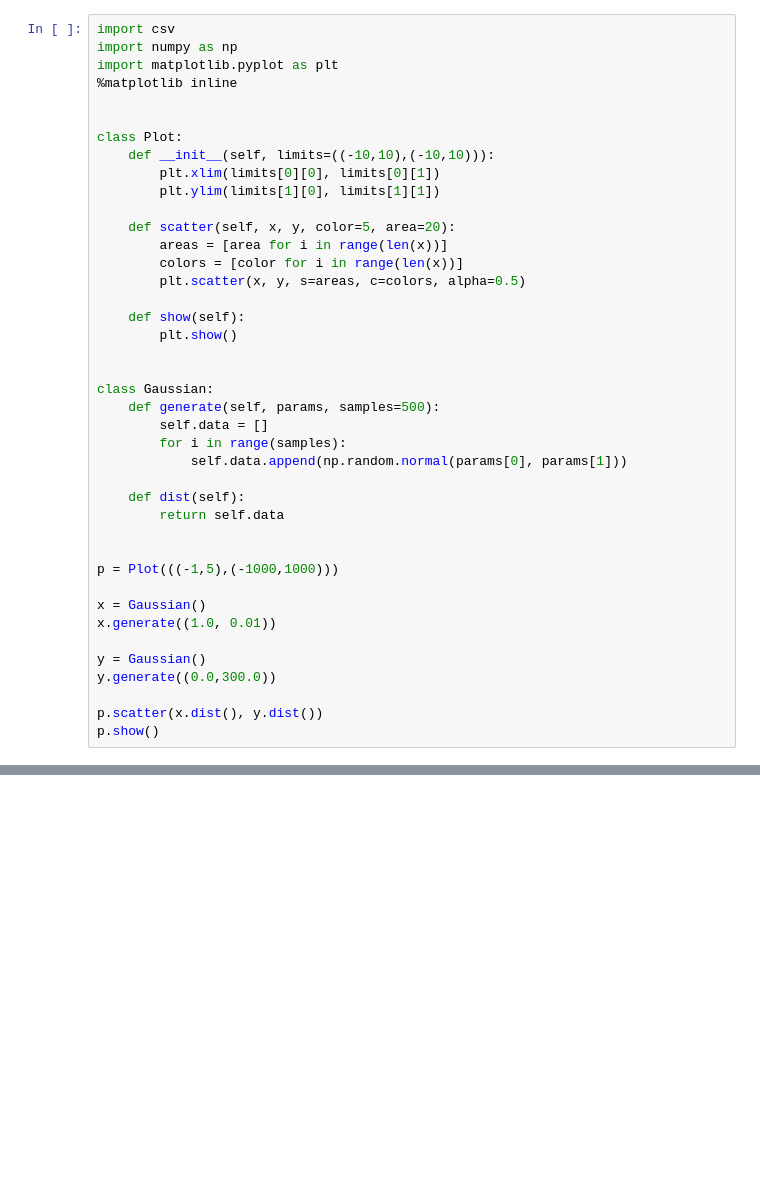
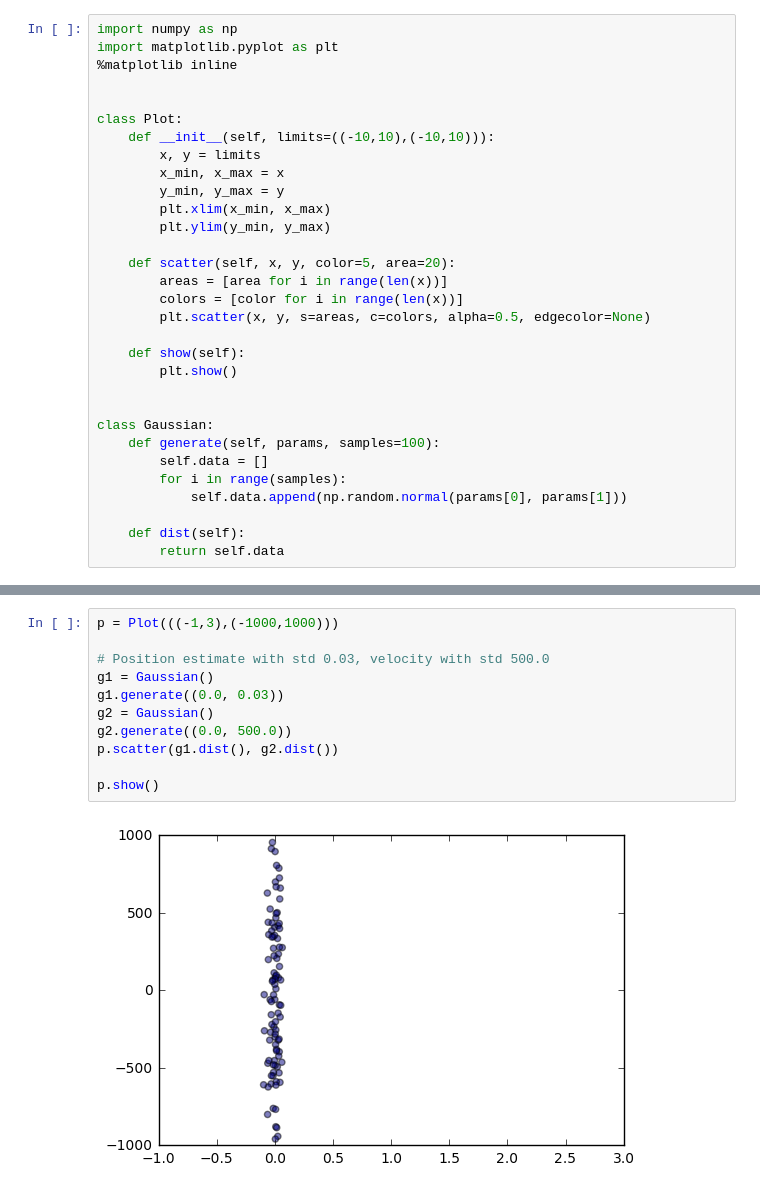
Before and after one commit to CompScienceClub/python-kalman-filter-presentation, a Jupyter notebook: jupyter/PositionVelocity.ipynb, the cells around one changed output, grey strips where cells are left out. Cells and saved outputs as stored; diff of their text form; blank space fills up the shorter version.

```diff
--- a/jupyter/PositionVelocity.ipynb
+++ b/jupyter/PositionVelocity.ipynb
@@ -5,5 +5,4 @@ This is a presentation for Computer Science Club having to do with Kalman filter
 # %%
-import csv
 import numpy as np
 import matplotlib.pyplot as plt
 %matplotlib inline
@@ -11,35 +10,26 @@ import matplotlib.pyplot as plt
 
 class Plot:
     def __init__(self, limits=((-10,10),(-10,10))):
-        plt.xlim(limits[0][0], limits[0][1])
-        plt.ylim(limits[1][0], limits[1][1])
+        x, y = limits
+        x_min, x_max = x
+        y_min, y_max = y
+        plt.xlim(x_min, x_max)
+        plt.ylim(y_min, y_max)
 
     def scatter(self, x, y, color=5, area=20):
         areas = [area for i in range(len(x))]
         colors = [color for i in range(len(x))]
-        plt.scatter(x, y, s=areas, c=colors, alpha=0.5)
+        plt.scatter(x, y, s=areas, c=colors, alpha=0.5, edgecolor=None)
 
     def show(self):
         plt.show()
 
 
 class Gaussian:
-    def generate(self, params, samples=500):
+    def generate(self, params, samples=100):
         self.data = []
         for i in range(samples):
             self.data.append(np.random.normal(params[0], params[1]))
 
     def dist(self):
         return self.data
-
-
-p = Plot(((-1,5),(-1000,1000)))
-
-x = Gaussian()
-x.generate((1.0, 0.01))
-
-y = Gaussian()
-y.generate((0.0,300.0))
-
-p.scatter(x.dist(), y.dist())
-p.show()
@@ -47,0 +38,13 @@ p.show()
+# %%
+p = Plot(((-1,3),(-1000,1000)))
+
+# Position estimate with std 0.03, velocity with std 500.0
+g1 = Gaussian()
+g1.generate((0.0, 0.03))
+g2 = Gaussian()
+g2.generate((0.0, 500.0))
+p.scatter(g1.dist(), g2.dist())
+
+p.show()
+# %% [output]
+[figure, added]
```
Also changed, not shown: parts of 7 cells of this notebook.
